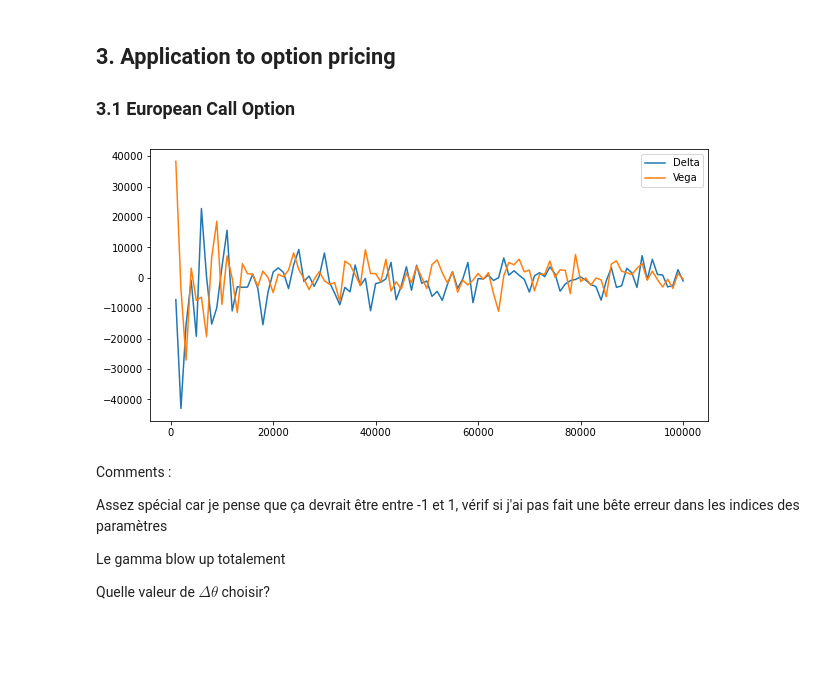
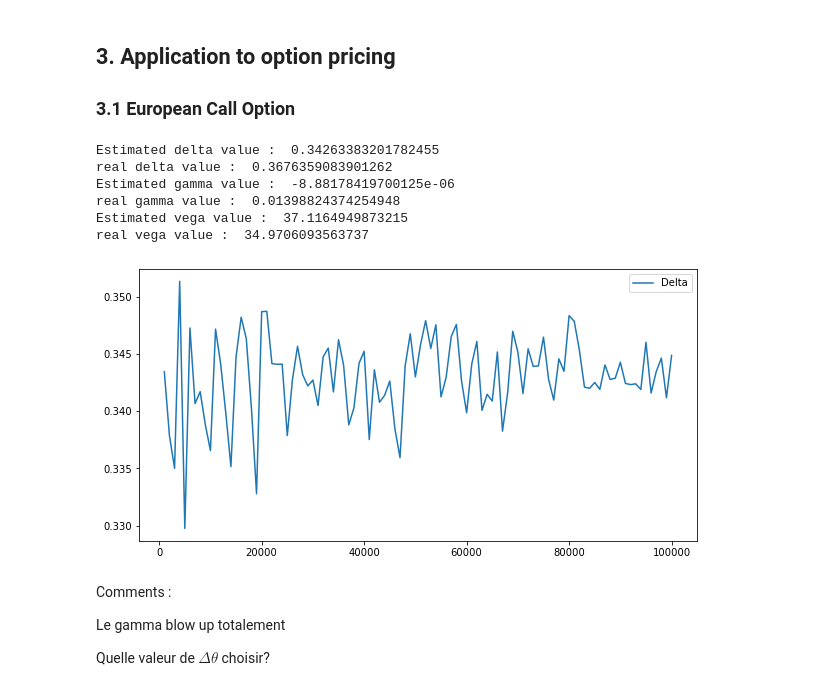
Before and after one commit to chgendreau/Monte-Carlo_Financial-Sensitivities, a Jupyter notebook: Monte Carlo estimation of Sensitivities in Finance.ipynb, the cells around one changed output. Drawn from its saved outputs; the diff is of its cells as text; code cells hidden in the pictures; blank space fills up the shorter version.

Commit message:
finite method fixed

```diff
--- a/Monte Carlo estimation of Sensitivities in Finance.ipynb
+++ b/Monte Carlo estimation of Sensitivities in Finance.ipynb
@@ -15,13 +15,13 @@ import scipy.stats as st
 # %%
 # Utility functions
 
-def simul_S_T(params:list,n:int) -> np.array:
+def simul_S_T(params:list,n:int,W_T : np.array) -> np.array:
     """
     Returns a numpy array of size n with prices of the underlying at maturity
 
     Args :
         - params is a list of the following values :
-            * T : Time of maturity (% of years) (float)
+            * T : Time of maturity in years (float)
             * S_0 : Underlying price at time 0 (float)
             * r : free-risk interest rate (float)
             * sig : Volatility of the underlying (float)
@@ -31,18 +31,16 @@ def simul_S_T(params:list,n:int) -> np.array:
     """
     T : float = params[0]; S_0 : float = params[1]
     r : float = params[2]; sig : float = params[3]
-    W_T : np.array = st.norm.rvs(loc=0,scale=T,size=n)
+    #W_T : np.array = st.norm.rvs(loc=0,scale=np.sqrt(T),size=n)
     return S_0*np.exp((r-0.5*sig**2)*T+sig*W_T)
-
 
 
 def CMC_estimator(func,X:np.array,params:list) -> list:
     """
     Crude Monte-Carlo estimator of E[func(X)]
-    where N = length of X
 
     args:
-        - func : function from R^N to R^N
+        - func : function from R^N to R^N where N = length of X
         - X : numpy array
     returns :
         - Crude Monte-Carlo estimator of the mean
@@ -54,12 +52,12 @@ def finite_difference(func,params:list,dtheta:float,derivative:str, n:int) -> fl
     """
     Finite difference method to compute the derivative of I := E[func(X)] wrt theta
 
-    I is computed with the CMC_estimator function which takes func and X as argument
+    I is computed with the CMC_estimator function which takes func and S_T as argument
 
     args:
         - func : function from R^N to R^N which takes S_T as parameter (payoff function)
         - params is a list of the following values :
-            * T : Time of maturity (% of years) (float)
+            * T : Time of maturity in years (float)
             * S_0 : Underlying price at time 0 (float)
             * r : free-risk interest rate (float)
             * sig : Volatility of the underlying (float)
@@ -80,17 +78,18 @@ def finite_difference(func,params:list,dtheta:float,derivative:str, n:int) -> fl
 
     # Definition of new parameters
     params_pos : list = params.copy(); params_neg : list = params.copy()
-    params_pos[idx_deriv] += dtheta ; params_pos[idx_deriv] -= dtheta
+    params_pos[idx_deriv] += dtheta ; params_neg[idx_deriv] -= dtheta
 
     # Generation of Stock prices
-    S_T_pos : np.array = simul_S_T(params_pos,n) ; S_T_neg = simul_S_T(params_pos,n)
+    W_T : np.array = st.norm.rvs(loc=0,scale=np.sqrt(params[0]),size=n)
+    S_T_pos : np.array = simul_S_T(params_pos,n,W_T) ; S_T_neg = simul_S_T(params_neg,n,W_T)
 
     # Generation of payoff estimates
     [payoff_mu_pos,payoff_std_pos] = CMC_estimator(func,S_T_pos,params)
     [payoff_mu_neg,payoff_std_neg] = CMC_estimator(func,S_T_neg,params)
 
     if derivative == "gamma": # Due to different equation for second order derivative estimates
-        S_T : np.array = simul_S_T(params,n); [payoff_mu,payoff_std] = CMC_estimator(func,S_T,params)
+        S_T : np.array = simul_S_T(params,n,W_T); [payoff_mu,payoff_std] = CMC_estimator(func,S_T,params)
         return (payoff_mu_pos -2*payoff_mu + payoff_mu_neg)/(dtheta**2)
     else: # For delta and vega
         return 0.5*(payoff_mu_pos-payoff_mu_neg)/dtheta
@@ -109,7 +108,7 @@ params = [T,S_0,r,sig,K]
 dtheta = 1e-5
 
 # Payoff function for European Call Option
-C_payoff = lambda x,params: np.exp(-params[2]*params[0])*np.maximum(x-params[4],np.zeros(len(x)))
+C_payoff = lambda x,p: np.exp(-p[2]*p[0])*np.maximum(x-p[4],np.zeros(len(x)))
 # %%
 n_elem = np.arange(10**3,10**5+1000,1000)
 
@@ -122,19 +121,35 @@ for idx,n in enumerate(n_elem):
     delta_finite[idx] = finite_difference(C_payoff,params,dtheta,"delta", n)
     vega_finite[idx] = finite_difference(C_payoff,params,dtheta,"vega", n)
     gamma_finite[idx] = finite_difference(C_payoff,params,dtheta,"gamma", n)
+# %%
+d1 = (np.log(S_0/K)+(r+0.5*sig**2)*T)/(sig*np.sqrt(T))
+
+print("Estimated delta value : ", delta_finite[-1])
+print("real delta value : ",st.norm.pdf(d1))
+
+print("Estimated gamma value : ", gamma_finite[-1])
+print("real gamma value : ",np.exp(-r*T)*st.norm.pdf(d1)/(sig*S_0*np.sqrt(T)))
+
+print("Estimated vega value : ", vega_finite[-1])
+print("real vega value : ",np.exp(-r*T)*S_0*np.sqrt(T)*st.norm.pdf(d1))
+# %% [output]
+Estimated delta value :  0.34263383201782455
+real delta value :  0.3676359083901262
+Estimated gamma value :  -8.88178419700125e-06
+real gamma value :  0.01398824374254948
+Estimated vega value :  37.1164949873215
+real vega value :  34.9706093563737
 # %%
 plt.figure(figsize=(10,5))
 plt.plot(n_elem,delta_finite,label="Delta")
-plt.plot(n_elem,vega_finite,label="Vega")
+#plt.plot(n_elem,vega_finite,label="Vega")
 #plt.plot(n_elem,gamma_finite,label="Gamma")
 plt.legend()
 plt.show()
 # %% [output]
-[figure, old version]
+[figure, new version]
 # %% [markdown]
 Comments :
-
-Assez spécial car je pense que ça devrait être entre -1 et 1, vérif si j'ai pas fait une bête erreur dans les indices des paramètres
 
 Le gamma blow up totalement
 
```
Also changed, not shown: parts of 1 cell of this notebook.
